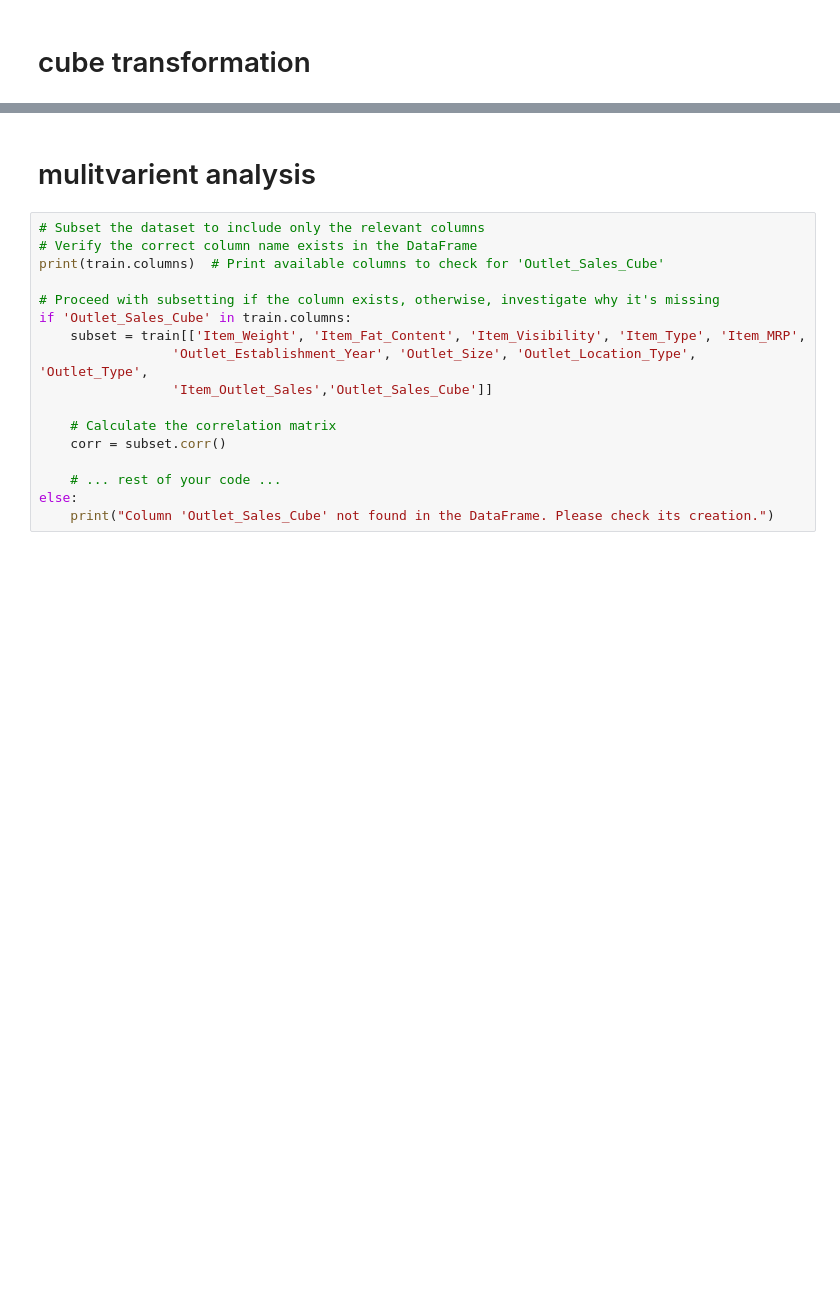
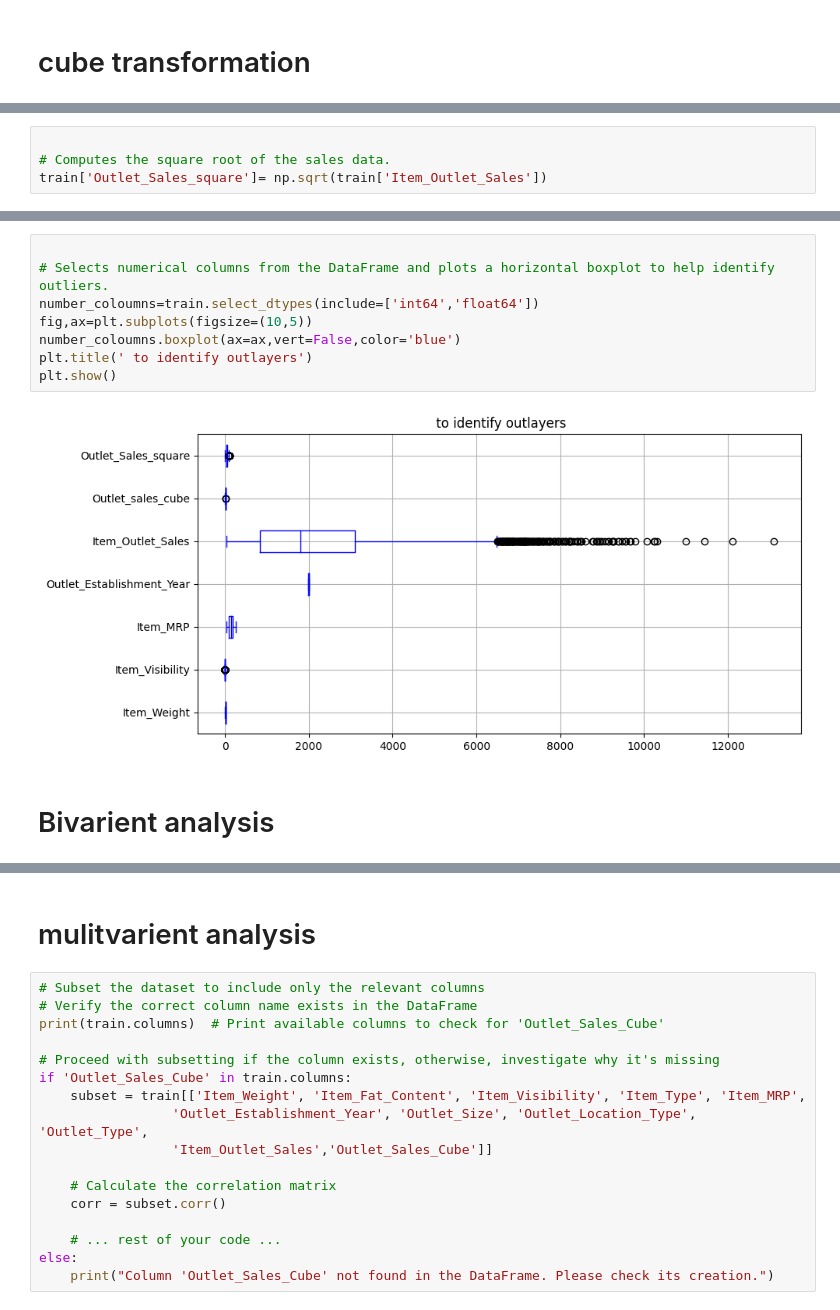
Before and after one commit to Atherai448/Atherai448, a Jupyter notebook: Intern.ipynb, the cells around one changed output, grey strips where cells are left out. Saved outputs shown, nothing was run; the diff lists cells and outputs as text; blank space fills up the shorter version.

```diff
--- a/Intern.ipynb
+++ b/Intern.ipynb
@@ -676,0 +568,4 @@ plt.show()
+# %%
+
+# Computes the square root of the sales data.
+train['Outlet_Sales_square']= np.sqrt(train['Item_Outlet_Sales'])
@@ -676,0 +589,12 @@ plt.show()
+# %%
+
+# Selects numerical columns from the DataFrame and plots a horizontal boxplot to help identify outliers.
+number_coloumns=train.select_dtypes(include=['int64','float64'])
+fig,ax=plt.subplots(figsize=(10,5))
+number_coloumns.boxplot(ax=ax,vert=False,color='blue')
+plt.title(' to identify outlayers')
+plt.show()
+# %% [output]
+[figure, added]
+# %% [markdown]
+# Bivarient analysis
```
Also changed, not shown: parts of 137 cells of this notebook.
